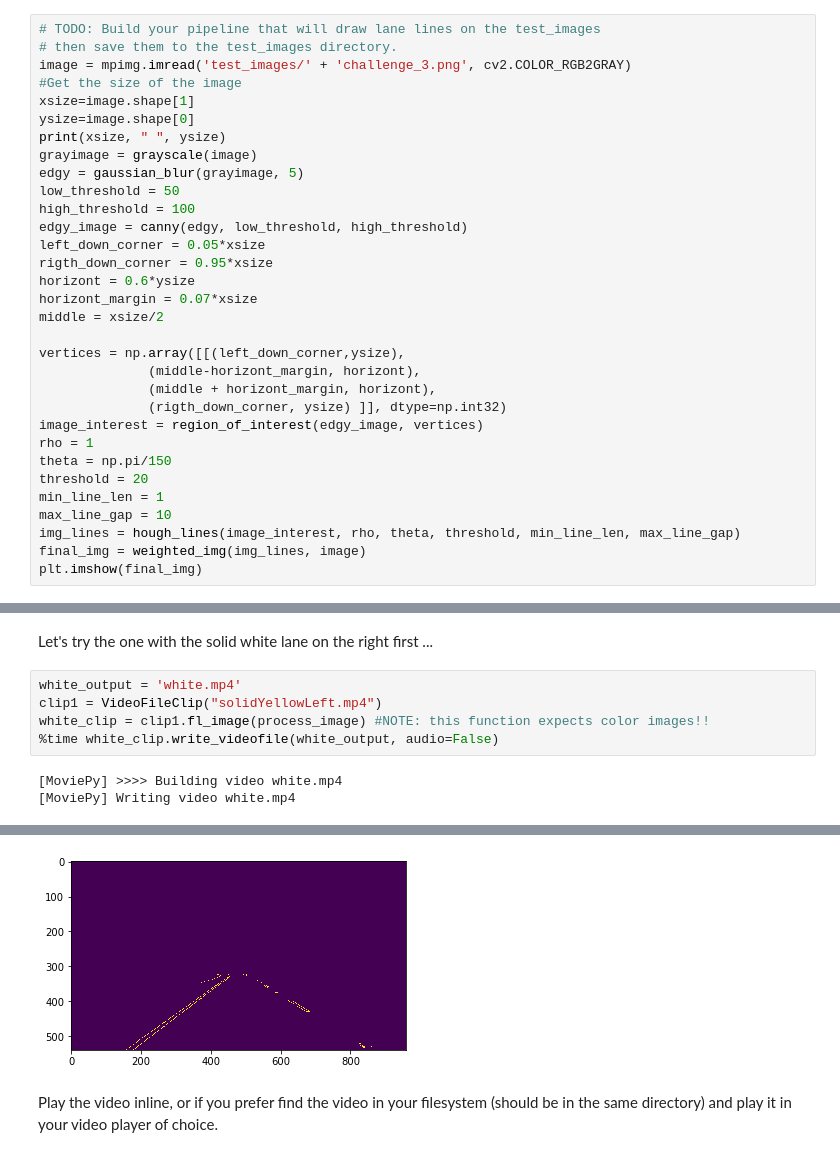
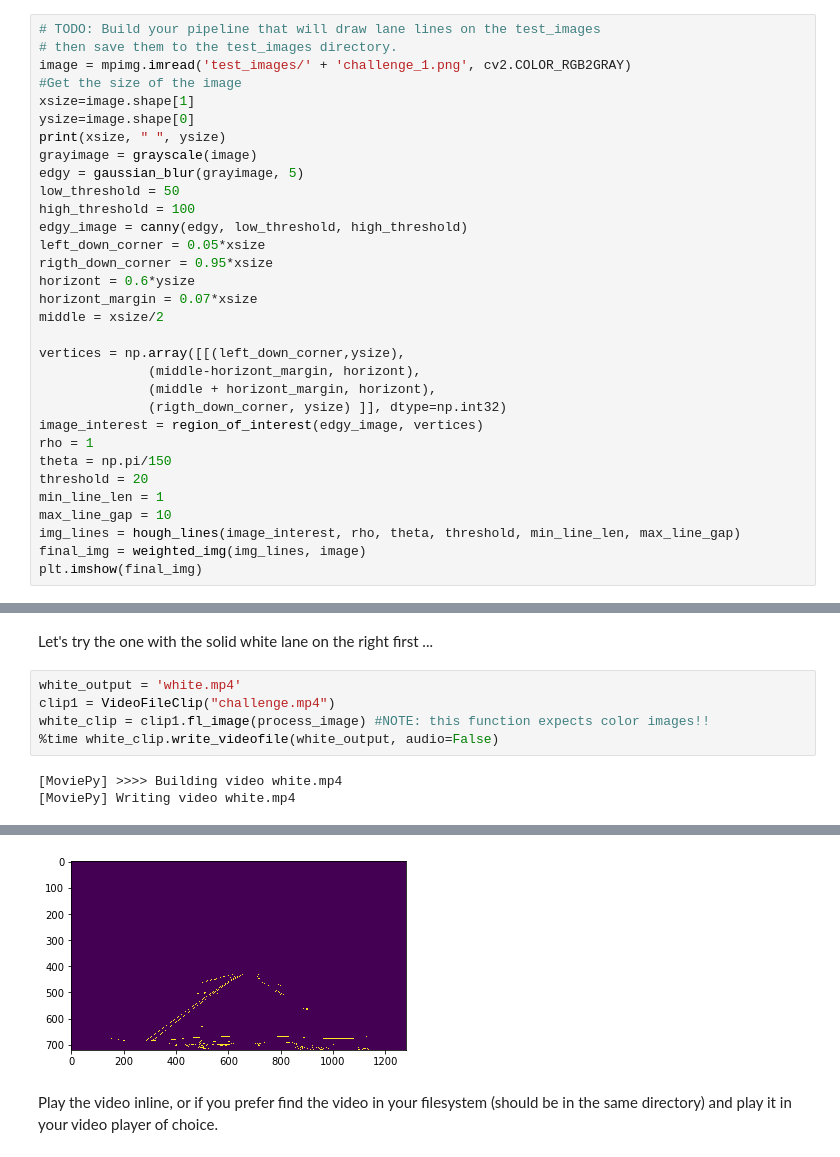
Before and after one commit to sorny92/CarND-LaneLines-P1, a Jupyter notebook: P1.ipynb, the cells around one changed output, grey strips where cells are left out. Cells and saved outputs as stored; diff of their text form.

```diff
--- a/P1.ipynb
+++ b/P1.ipynb
@@ -202,7 +252,7 @@ Try tuning the various parameters, especially the low and high Canny thresholds
 # %%
 # TODO: Build your pipeline that will draw lane lines on the test_images
 # then save them to the test_images directory.
-image = mpimg.imread('test_images/' + 'challenge_3.png', cv2.COLOR_RGB2GRAY)
+image = mpimg.imread('test_images/' + 'challenge_1.png', cv2.COLOR_RGB2GRAY)
 #Get the size of the image
 xsize=image.shape[1]
 ysize=image.shape[0]
@@ -299,7 +349,7 @@ def process_image(image):
 Let's try the one with the solid white lane on the right first ...
 # %%
 white_output = 'white.mp4'
-clip1 = VideoFileClip("solidYellowLeft.mp4")
+clip1 = VideoFileClip("challenge.mp4")
 white_clip = clip1.fl_image(process_image) #NOTE: this function expects color images!!
 %time white_clip.write_videofile(white_output, audio=False)
 # %% [output]
@@ -313,4 +363,4 @@ Wall time: 1min 40s
-[figure, old version]
+[figure, new version]
 # %% [markdown]
 Play the video inline, or if you prefer find the video in your filesystem (should be in the same directory) and play it in your video player of choice.
 # %%
```
Also changed, not shown: parts of 4 cells of this notebook, 6 other files.
